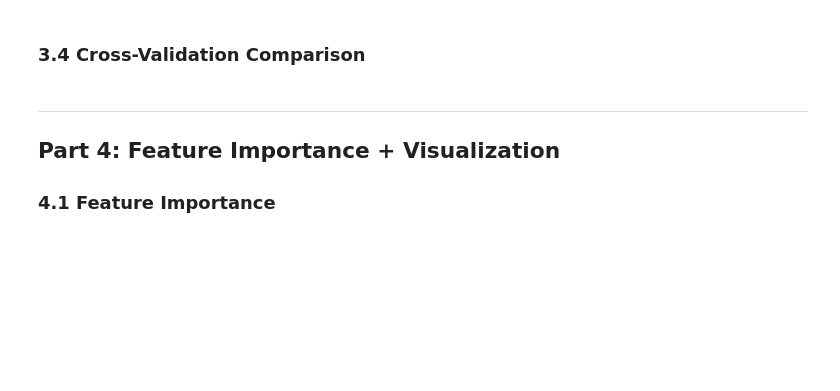
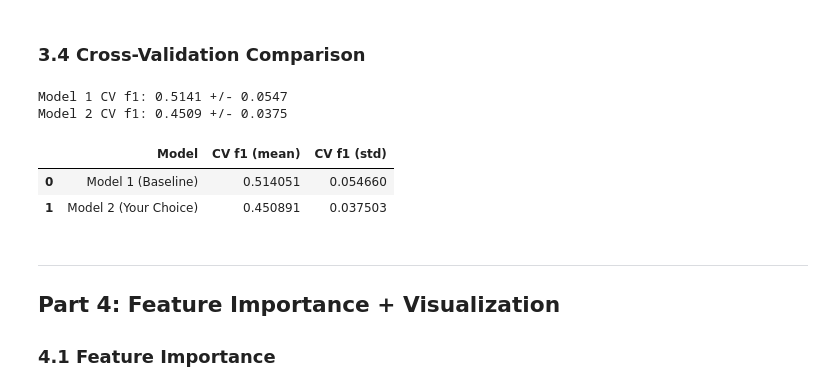
Before and after one commit to akarr509/econ3916_final_project, a Jupyter notebook: 3916-final-project-starter.ipynb, the cells around one changed output. Cells and saved outputs as stored; diff of their text form; code cells hidden in the pictures; blank space fills up the shorter version.

```diff
--- a/3916-final-project-starter.ipynb
+++ b/3916-final-project-starter.ipynb
@@ -378,25 +448,31 @@ Please also refer to the documentation for alternative solver options:
 # %%
 # ============================================================
 # 3.4 Cross-validation (Ch 15)
 # ============================================================
 
 # # Choose scoring: 'accuracy', 'f1', 'roc_auc' (classification)
 # #                  'neg_mean_squared_error', 'r2' (regression)
-# scoring = 'accuracy'
+scoring = 'f1'
 #
-# cv_1 = cross_val_score(model_1, X_train, y_train, cv=5, scoring=scoring)
-# cv_2 = cross_val_score(model_2, X_train, y_train, cv=5, scoring=scoring)
+cv_1 = cross_val_score(model_1, X_train_scaled, y_train, cv=5, scoring=scoring)
+cv_2 = cross_val_score(model_2, X_train, y_train, cv=5, scoring=scoring)
 #
-# print(f'Model 1 CV {scoring}: {cv_1.mean():.4f} +/- {cv_1.std():.4f}')
-# print(f'Model 2 CV {scoring}: {cv_2.mean():.4f} +/- {cv_2.std():.4f}')
+print(f'Model 1 CV {scoring}: {cv_1.mean():.4f} +/- {cv_1.std():.4f}')
+print(f'Model 2 CV {scoring}: {cv_2.mean():.4f} +/- {cv_2.std():.4f}')
 #
 # # Comparison table
-# comparison = pd.DataFrame({
-#     'Model': ['Model 1 (Baseline)', 'Model 2 (Your Choice)'],
-#     f'CV {scoring} (mean)': [cv_1.mean(), cv_2.mean()],
-#     f'CV {scoring} (std)': [cv_1.std(), cv_2.std()],
-# })
-# comparison
+comparison = pd.DataFrame({
+     'Model': ['Model 1 (Baseline)', 'Model 2 (Your Choice)'],
+     f'CV {scoring} (mean)': [cv_1.mean(), cv_2.mean()],
+     f'CV {scoring} (std)': [cv_1.std(), cv_2.std()],
+ })
+comparison
+# %% [output]
+Model 1 CV f1: 0.5141 +/- 0.0547
+Model 2 CV f1: 0.4509 +/- 0.0375
+|  | Model | CV f1 (mean) | CV f1 (std) |
+| 0 | Model 1 (Baseline) | 0.514051 | 0.054660 |
+| 1 | Model 2 (Your Choice) | 0.450891 | 0.037503 |
 # %% [markdown]
 ---
 ## Part 4: Feature Importance + Visualization
```
Also changed, not shown: parts of 11 cells of this notebook, 5 other files.
